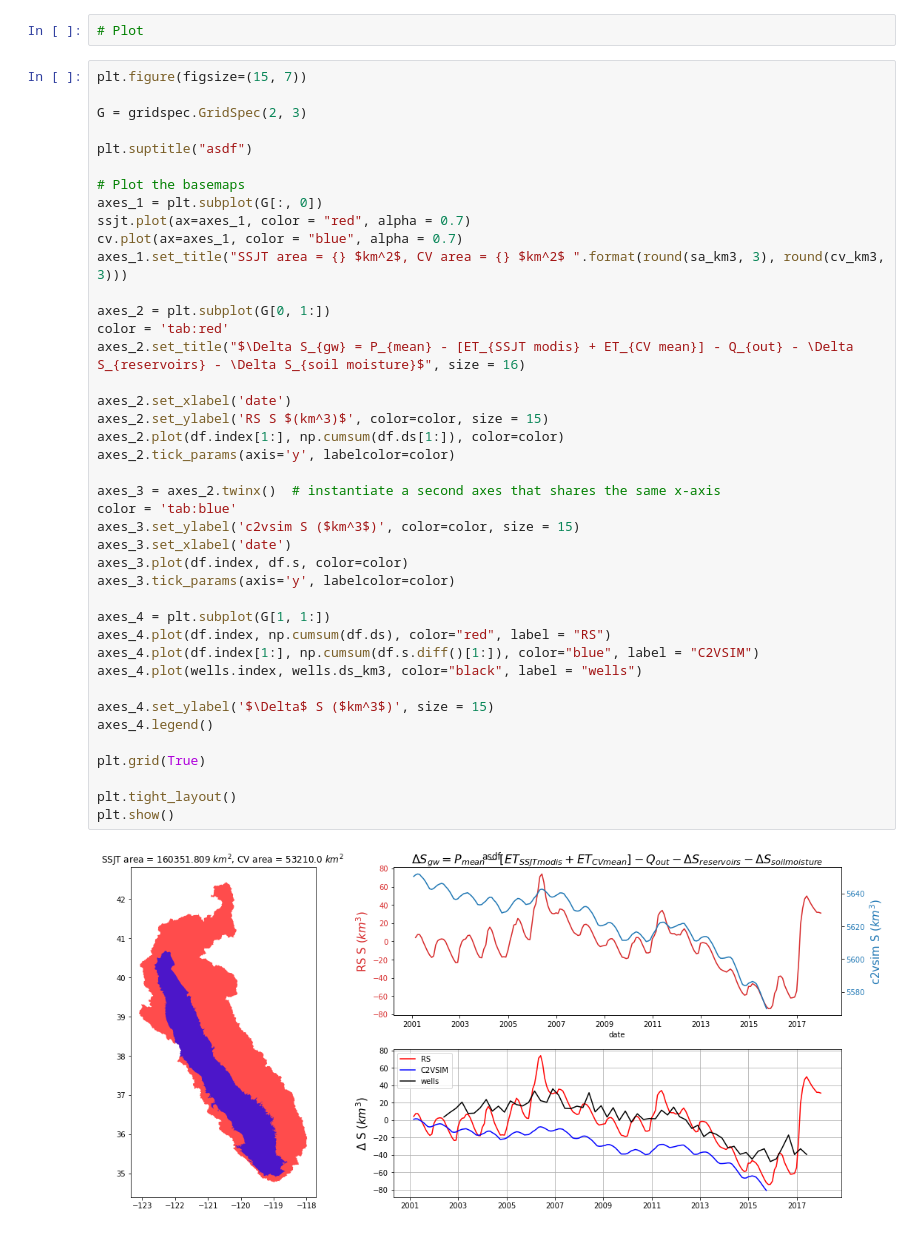
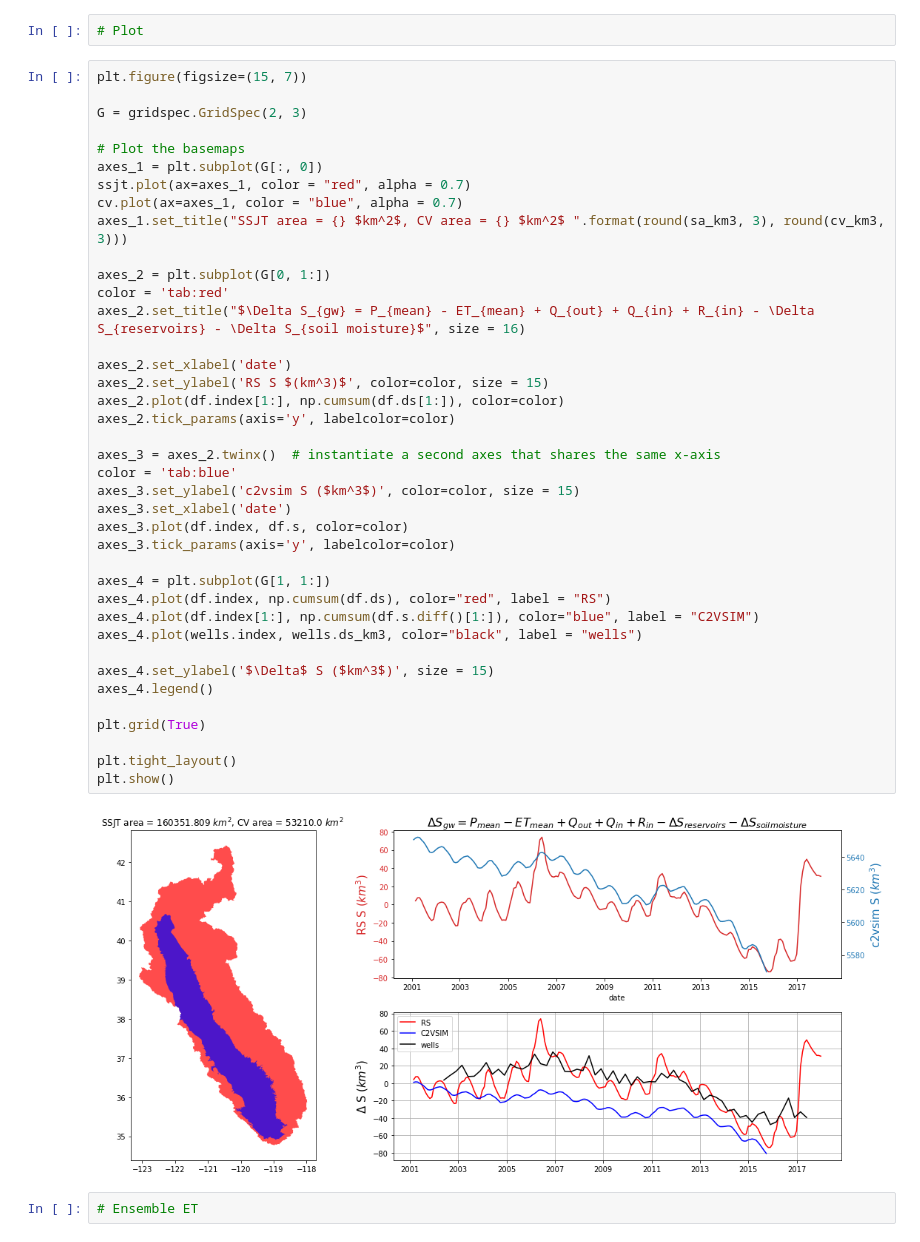
Before and after one commit to kashingtonDC/cvwbm, a Jupyter notebook: code/CV_balance.ipynb, the cells around one changed output. Drawn from its saved outputs; the diff is of its cells as text.

```diff
--- a/code/CV_balance.ipynb
+++ b/code/CV_balance.ipynb
@@ -86,8 +86,6 @@ df = cvdf.copy()
 plt.figure(figsize=(15, 7))
 
 G = gridspec.GridSpec(2, 3)
-
-plt.suptitle("asdf")
 
 # Plot the basemaps
 axes_1 = plt.subplot(G[:, 0])
@@ -96,32 +94,34 @@ cv.plot(ax=axes_1, color = "blue", alpha = 0.7)
 axes_1.set_title("SSJT area = {} $km^2$, CV area = {} $km^2$ ".format(round(sa_km3, 3), round(cv_km3, 3)))
 
 axes_2 = plt.subplot(G[0, 1:])
 color = 'tab:red'
-axes_2.set_title("$\Delta S_{gw} = P_{mean} - [ET_{SSJT modis} + ET_{CV mean}] - Q_{out} - \Delta S_{reservoirs} - \Delta S_{soil moisture}$", size = 16)
+axes_2.set_title("$\Delta S_{gw} = P_{mean} - ET_{mean} + Q_{out} + Q_{in} + R_{in} - \Delta S_{reservoirs} - \Delta S_{soil moisture}$", size = 16)
 
 axes_2.set_xlabel('date')
 axes_2.set_ylabel('RS S $(km^3)$', color=color, size = 15)
 axes_2.plot(df.index[1:], np.cumsum(df.ds[1:]), color=color)
 axes_2.tick_params(axis='y', labelcolor=color)
 
 axes_3 = axes_2.twinx()  # instantiate a second axes that shares the same x-axis
 color = 'tab:blue'
 axes_3.set_ylabel('c2vsim S ($km^3$)', color=color, size = 15)
 axes_3.set_xlabel('date')
 axes_3.plot(df.index, df.s, color=color)
 axes_3.tick_params(axis='y', labelcolor=color)
 
 axes_4 = plt.subplot(G[1, 1:])
 axes_4.plot(df.index, np.cumsum(df.ds), color="red", label = "RS")
 axes_4.plot(df.index[1:], np.cumsum(df.s.diff()[1:]), color="blue", label = "C2VSIM")
 axes_4.plot(wells.index, wells.ds_km3, color="black", label = "wells")
 
 axes_4.set_ylabel('$\Delta$ S ($km^3$)', size = 15)
 axes_4.legend()
 
 plt.grid(True)
 
 plt.tight_layout()
 plt.show()
 # %% [output]
-[figure, old version]
+[figure, new version]
+# %%
+# Ensemble ET
```
Also changed, not shown: parts of 2 cells of this notebook.
